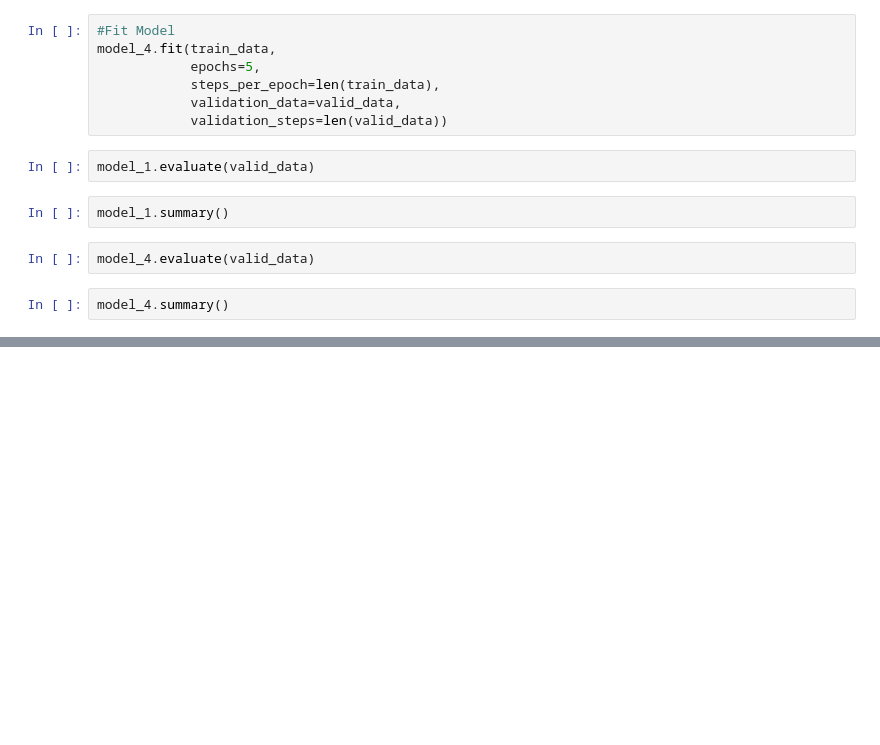
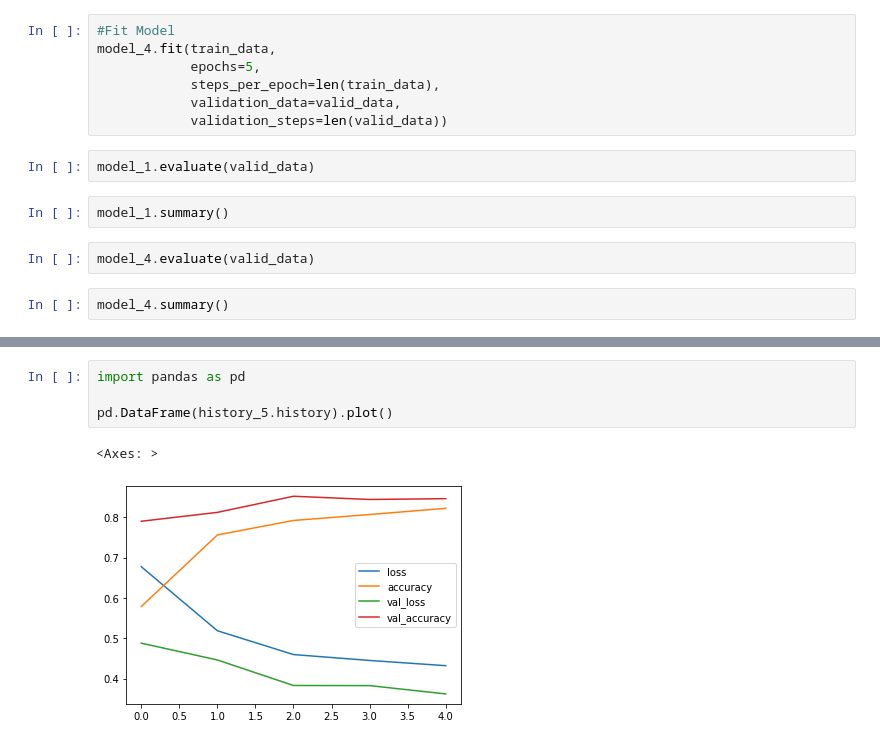
Before and after one commit to SecureGitWire/GoogleCollabeTensorflowDev, a Jupyter notebook: ConvolutionalNeuralNetworks.ipynb, the cells around one changed output, grey strips where cells are left out. Saved outputs shown, nothing was run; the diff lists cells and outputs as text; blank space fills up the shorter version.

```diff
--- a/ConvolutionalNeuralNetworks.ipynb
+++ b/ConvolutionalNeuralNetworks.ipynb
@@ -789,0 +906,7 @@ from tensorflow.keras.layers import Dense, Flatten, Activations
+# %%
+import pandas as pd
+
+pd.DataFrame(history_5.history).plot()
+# %% [output]
+<Axes: >
+[figure, added]
```
Also changed, not shown: parts of 34 cells of this notebook.
